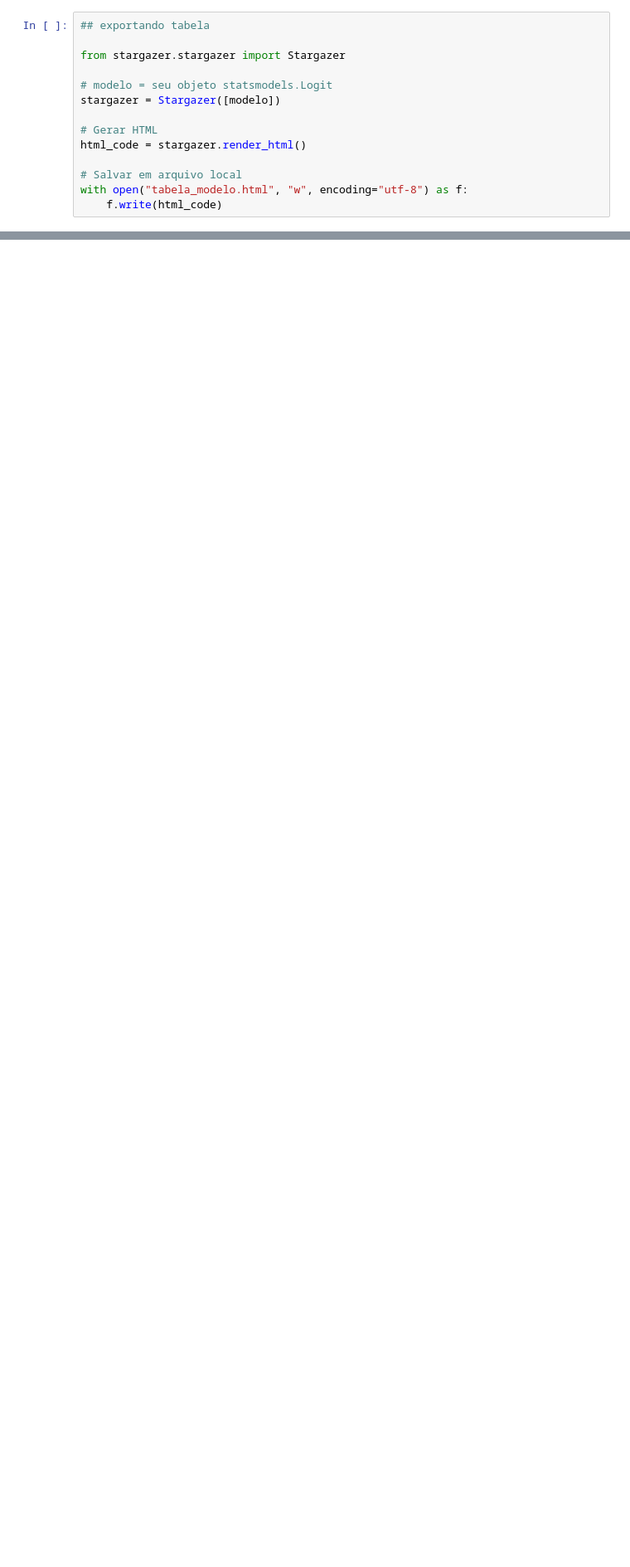
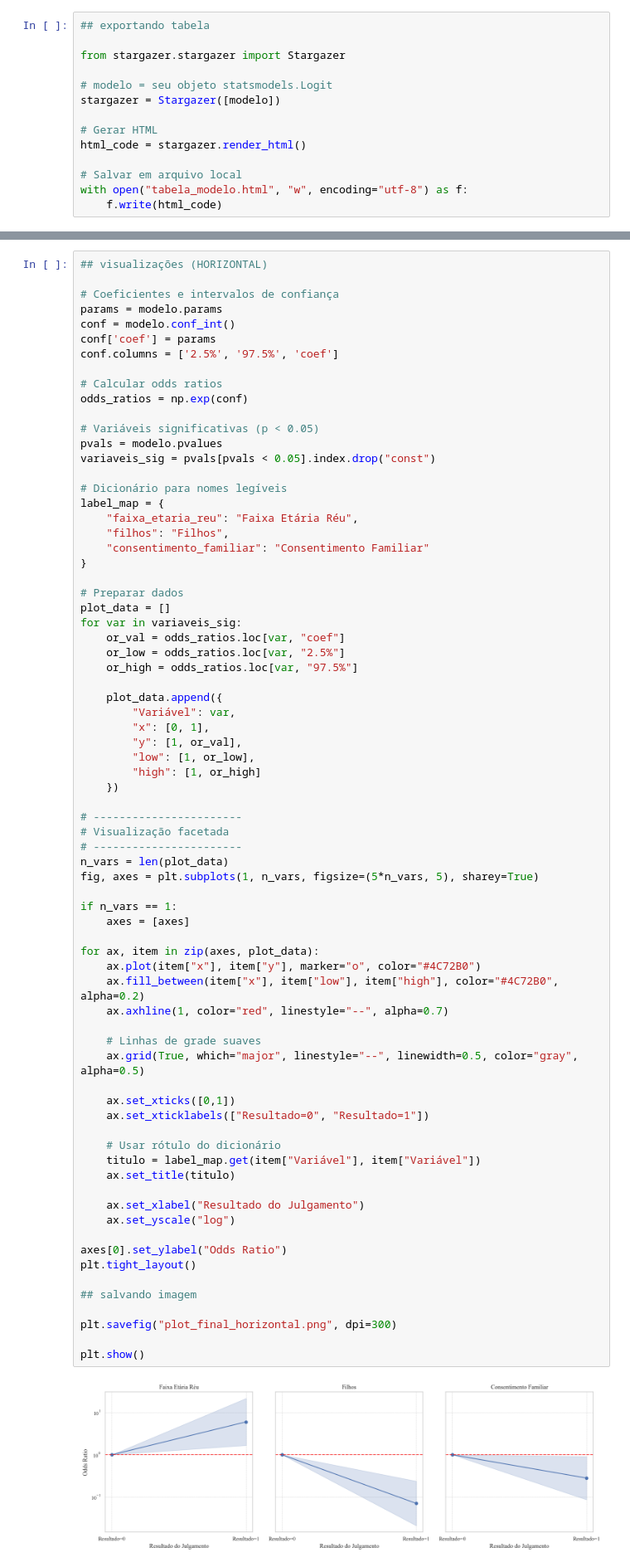
Before and after one commit to medydcampos/FREDDISS, a Jupyter notebook: analise_final_2.ipynb, the cells around one changed output, grey strips where cells are left out. Shown: that part at 83% size. Drawn from its saved outputs; the diff is of its cells as text; blank space fills up the shorter version.

```diff
--- a/analise_final_2.ipynb
+++ b/analise_final_2.ipynb
@@ -312,0 +444,75 @@ with open("tabela_modelo.html", "w", encoding="utf-8") as f:
+# %%
+## visualizações (HORIZONTAL)
+
+# Coeficientes e intervalos de confiança
+params = modelo.params
+conf = modelo.conf_int()
+conf['coef'] = params
+conf.columns = ['2.5%', '97.5%', 'coef']
+
+# Calcular odds ratios
+odds_ratios = np.exp(conf)
+
+# Variáveis significativas (p < 0.05)
+pvals = modelo.pvalues
+variaveis_sig = pvals[pvals < 0.05].index.drop("const")
+
+# Dicionário para nomes legíveis
+label_map = {
+    "faixa_etaria_reu": "Faixa Etária Réu",
+    "filhos": "Filhos",
+    "consentimento_familiar": "Consentimento Familiar"
+}
+
+# Preparar dados
+plot_data = []
+for var in variaveis_sig:
+    or_val = odds_ratios.loc[var, "coef"]
+    or_low = odds_ratios.loc[var, "2.5%"]
+    or_high = odds_ratios.loc[var, "97.5%"]
+
+    plot_data.append({
+        "Variável": var,
+        "x": [0, 1],
+        "y": [1, or_val],
+        "low": [1, or_low],
+        "high": [1, or_high]
+    })
+
+# -----------------------
+# Visualização facetada
+# -----------------------
+n_vars = len(plot_data)
+fig, axes = plt.subplots(1, n_vars, figsize=(5*n_vars, 5), sharey=True)
+
+if n_vars == 1:
+    axes = [axes]
+
+for ax, item in zip(axes, plot_data):
+    ax.plot(item["x"], item["y"], marker="o", color="#4C72B0")
+    ax.fill_between(item["x"], item["low"], item["high"], color="#4C72B0", alpha=0.2)
+    ax.axhline(1, color="red", linestyle="--", alpha=0.7)
+
+    # Linhas de grade suaves
+    ax.grid(True, which="major", linestyle="--", linewidth=0.5, color="gray", alpha=0.5)
+
+    ax.set_xticks([0,1])
+    ax.set_xticklabels(["Resultado=0", "Resultado=1"])
+
+    # Usar rótulo do dicionário
+    titulo = label_map.get(item["Variável"], item["Variável"])
+    ax.set_title(titulo)
+
+    ax.set_xlabel("Resultado do Julgamento")
+    ax.set_yscale("log")
+
+axes[0].set_ylabel("Odds Ratio")
+plt.tight_layout()
+
+## salvando imagem
+
+plt.savefig("plot_final_horizontal.png", dpi=300)
+
+plt.show()
+# %% [output]
+[figure, added]
```
Also changed, not shown: parts of 8 cells of this notebook, 6 other files.
